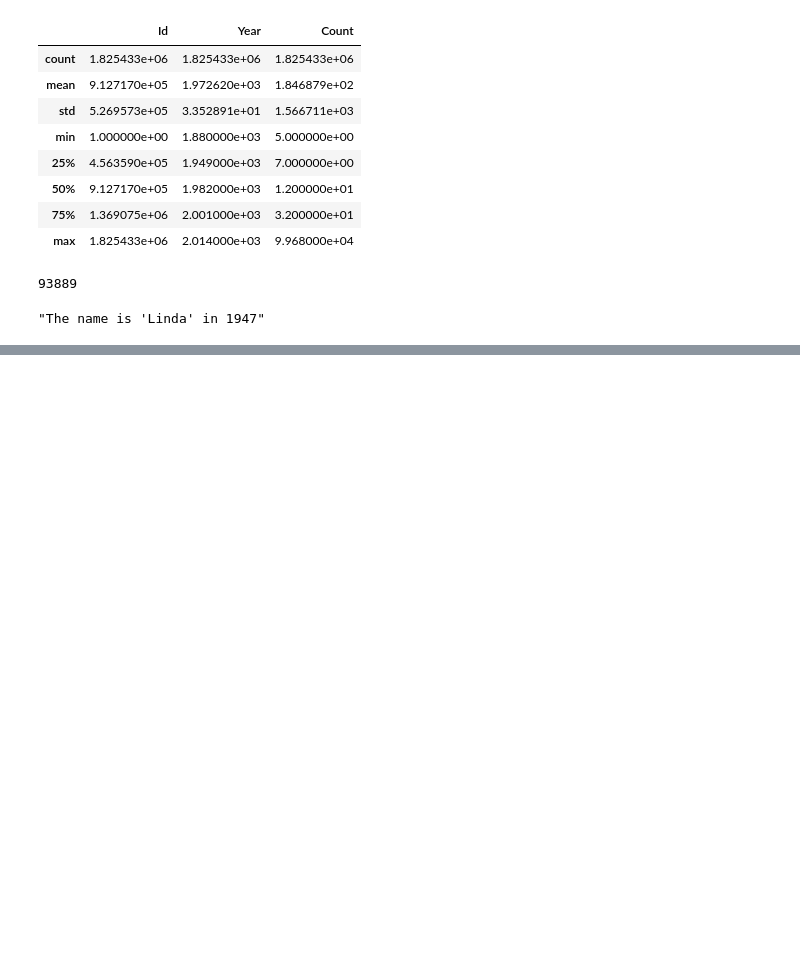
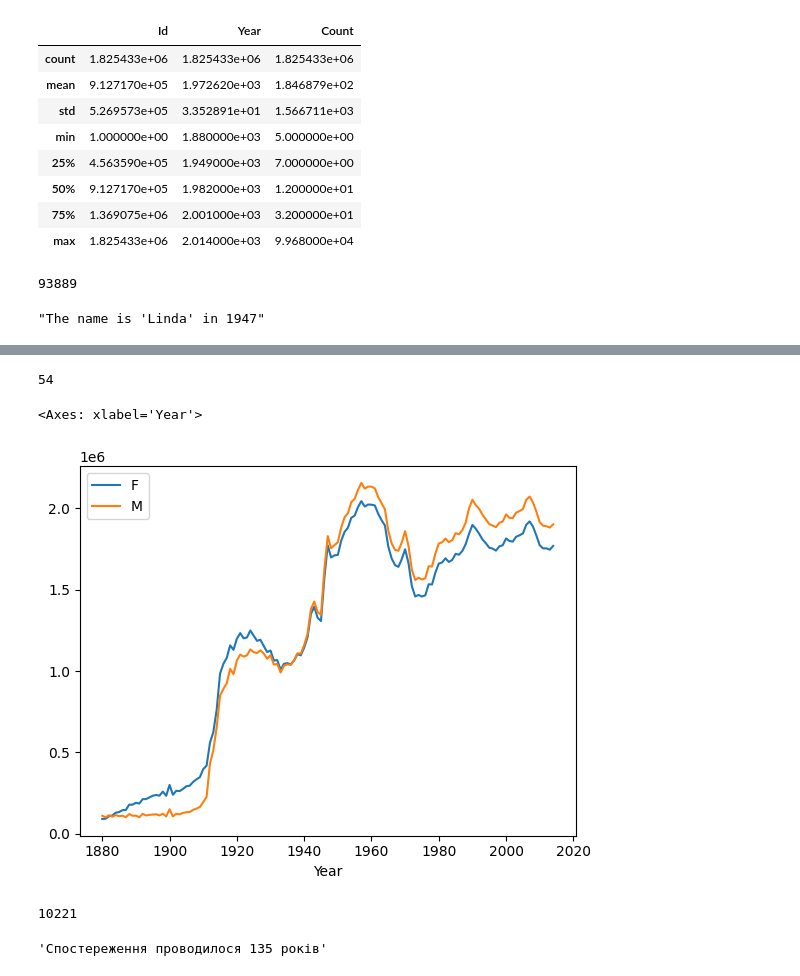
Before and after one commit to Stepanchek/Intelligent-Systems, a Jupyter notebook: Lab3/Lab3.ipynb, the cells around one changed output, grey strips where cells are left out. Cells and saved outputs as stored; diff of their text form; code cells hidden in the pictures; blank space fills up the shorter version.

```diff
--- a/Lab3/Lab3.ipynb
+++ b/Lab3/Lab3.ipynb
@@ -63,0 +119,9 @@ len(data.loc[data["Count"] == data["Count"].min()])
+# %%
+#task_17 Знайдіть кількість дівчаток та хлопчиків, які народились кожного року
+
+group_f = data.loc[data["Gender"] == "F"].groupby(["Year", "Gender"])["Count"].sum()
+group_m = data.loc[data["Gender"] == "M"].groupby(["Year", "Gender"])["Count"].sum()
+
+group_f_m = pd.merge(group_f, group_m, on=["Year"])
+group_f_m.rename(columns={"Count_x": "F", "Count_y": "M"}, inplace=True)
+group_f_m
@@ -63,0 +143,30 @@ len(data.loc[data["Count"] == data["Count"].min()])
+# %%
+#task_18 Підрахуйте кількість років, коли дівчаток народжувалось більше, ніж хлопчиків
+
+group_f_m.loc[group_f_m["F"] > group_f_m["M"]]["F"].count()
+# %% [output]
+54
+# %%
+#task_19 Накресліть графік загальної кількості народжень хлопчиків та дівчаток на рік.
+
+group_f_m.plot()
+# %% [output]
+<Axes: xlabel='Year'>
+[figure, added]
+# %%
+#task_20 Підрахуйте кількість гендерно-нейтральних імен (однакових для дівчат та хлопців)
+
+group_f = data.loc[data["Gender"] == "F"]["Name"].unique()
+group_m = data.loc[data["Gender"] == "M"]["Name"].unique()
+
+len(np.intersect1d(group_f, group_m))
+# %% [output]
+10221
+# %%
+#task_22 Підрахуйте скільки років проводилось спостереження
+min_year = data["Year"].min()
+max_year = data["Year"].max()
+period = max_year - min_year + 1
+f'Спостереження проводилося {period} років'
+# %% [output]
+'Спостереження проводилося 135 років'
```
Also changed, not shown: parts of 10 cells of this notebook.
